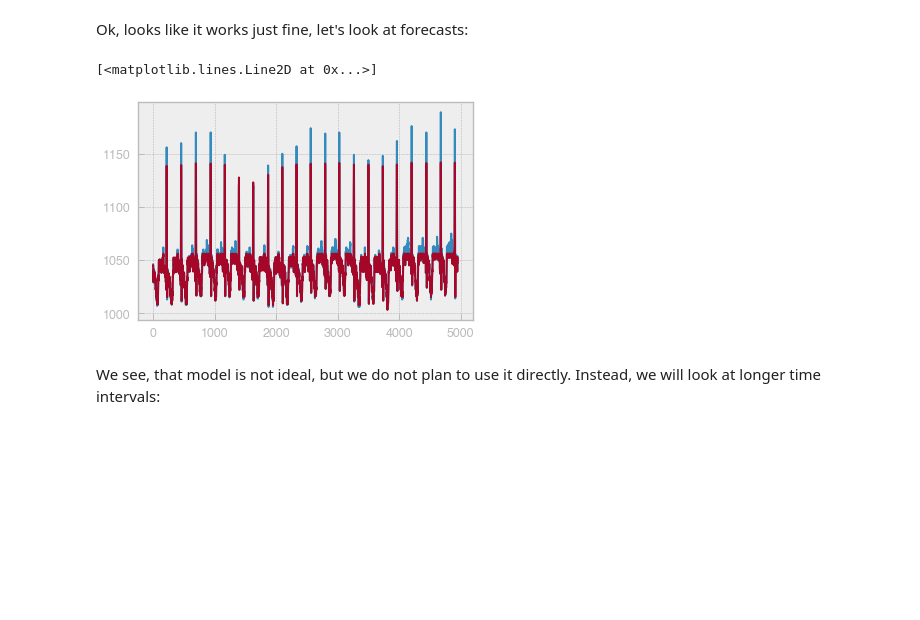
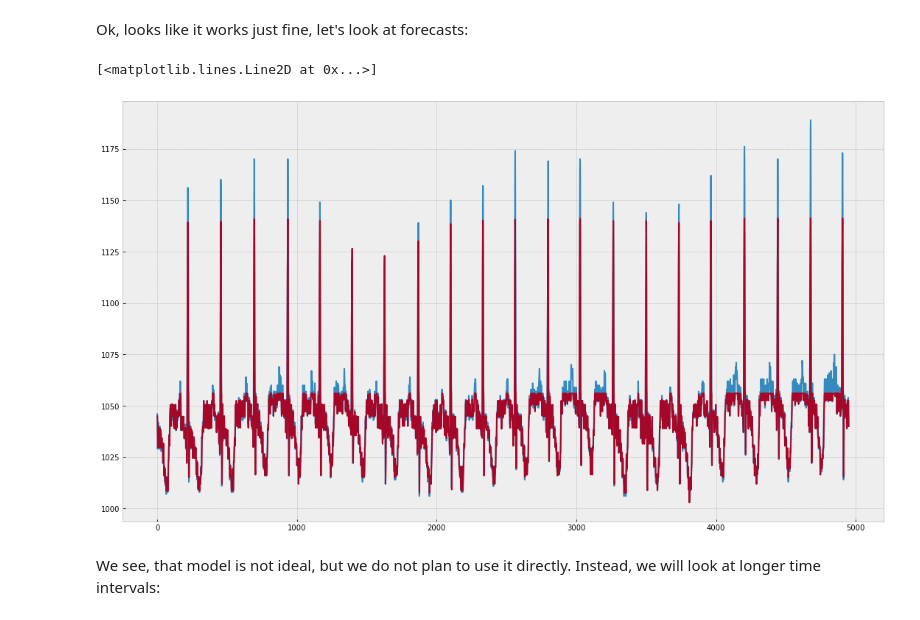
Before and after one commit to yaarams/yandex, a Jupyter notebook: Tzipi Zanyovka - Anomaly_detection_in_time_series.ipynb, the cells around one changed output. Cells and saved outputs as stored; diff of their text form; code cells hidden in the pictures; blank space fills up the shorter version.

```diff
--- a/Tzipi Zanyovka - Anomaly_detection_in_time_series.ipynb
+++ b/Tzipi Zanyovka - Anomaly_detection_in_time_series.ipynb
@@ -466,11 +486,13 @@ CV MSE: 31.225051962667365
 # %% [markdown]
 Ok, looks like it works just fine, let's look at forecasts:
 # %%
+fig = matplotlib.pyplot.gcf()
+fig.set_size_inches(18.5, 10.5)
 plt.plot(signal.loc[features[10000:].index, "V1"].values)
 plt.plot(model.predict(features[10000:]))
 # %% [output]
 [<matplotlib.lines.Line2D at 0x...>]
-[figure, old version]
+[figure, new version]
 # %% [markdown]
 We see, that model is not ideal, but we do not plan to use it directly. Instead, we will look at longer time intervals:
 # %%
```
Also changed, not shown: parts of 45 cells of this notebook.
